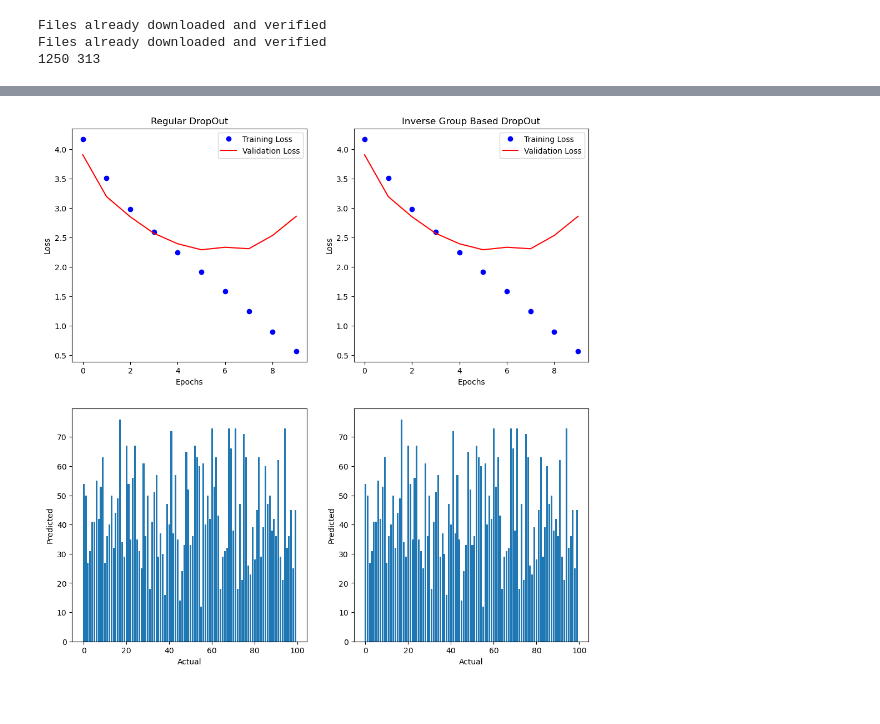
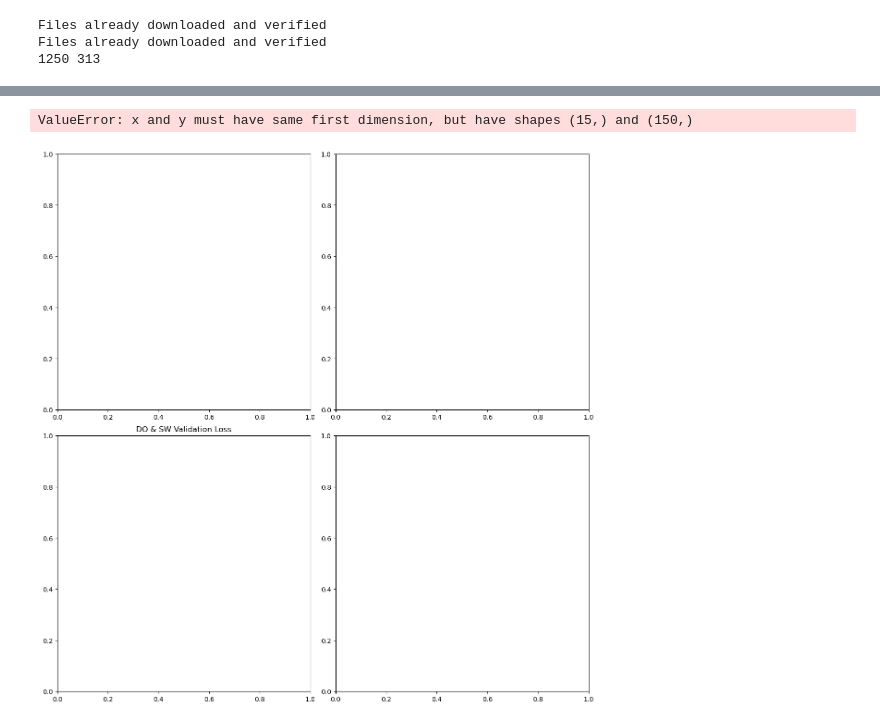
Before and after one commit to Casada94/SectorWiseDropOut, a Jupyter notebook: cifar100-sector-wise.ipynb, the cells around one changed output, grey strips where cells are left out. Cells and saved outputs as stored; diff of their text form; code cells hidden in the pictures.

```diff
--- a/cifar100-sector-wise.ipynb
+++ b/cifar100-sector-wise.ipynb
@@ -195,24 +231,38 @@ class SwNet(nn.Module):
     self.conv3 = nn.Conv2d(128, 256, 3, padding=1)
     self.conv4 = nn.Conv2d(256, 512, 3, padding=1)
     self.pool = nn.MaxPool2d(2, 2)
-    self.dropout1=SWDropOut(group_size=kwargs['group_size'], drop_per_group=kwargs['drop_per_group'])
+    self.dropout=SWDropOut(group_size=kwargs['group_size'], drop_per_group=kwargs['drop_per_group'])
     self.dropoutConv=SWDropOutConv(group_size=kwargs['group_size'], drop_per_group=kwargs['drop_per_group'])
     self.fc1 = nn.Linear(512 * 4 * 4, 1024)
-    self.dropout2=SWDropOut(group_size=kwargs['group_size'], drop_per_group=kwargs['drop_per_group'])
+    # self.dropout2=SWDropOut(group_size=kwargs['group_size'], drop_per_group=kwargs['drop_per_group'])
     self.fc2 = nn.Linear(1024, 512)
-    self.dropout3=SWDropOut(group_size=kwargs['group_size'], drop_per_group=kwargs['drop_per_group'])
+    # self.dropout3=SWDropOut(group_size=kwargs['group_size'], drop_per_group=kwargs['drop_per_group'])
     self.fc3 = nn.Linear(512, 100)  # Output size should match the number of classes in CIFAR-100
 
+  # def forward(self, x):
+  #     x = self.pool(nn.functional.relu(self.conv1(x)))
+  #     x = self.pool(nn.functional.relu(self.conv2(self.dropoutConv(x))))
+  #     x = self.pool(nn.functional.relu(self.conv3(self.dropoutConv(x))))
+  #     x = nn.functional.relu(self.conv4(self.dropoutConv(x)))
+  #     x = x.view(-1, 512 * 4 * 4)
+  #     x = nn.functional.relu(self.fc1(self.dropout(x)))
+  #     x =nn.functional.relu(self.fc2(self.dropout(x)))
+  #     x = self.fc3(self.dropout(x))
+  #     return x
   def forward(self, x):
       x = self.pool(nn.functional.relu(self.conv1(x)))
       x = self.pool(nn.functional.relu(self.conv2(self.dropoutConv(x))))
       x = self.pool(nn.functional.relu(self.conv3(self.dropoutConv(x))))
       x = nn.functional.relu(self.conv4(self.dropoutConv(x)))
       x = x.view(-1, 512 * 4 * 4)
-      x = nn.functional.relu(self.fc1(self.dropout1(x)))
-      x =nn.functional.relu(self.fc2(self.dropout2(x)))
-      x = self.fc3(self.dropout3(x))
+      x = nn.functional.relu(self.fc1(x))
+      x =nn.functional.relu(self.fc2(x))
+      x = self.fc3(x)
       return x
+
+  def update_group_details(self, group_size,drop_per_group):
+      self.dropout=SWDropOut(group_size=group_size, drop_per_group=drop_per_group)
+      self.dropoutConv=SWDropOutConv(group_size=group_size, drop_per_group=drop_per_group)
 # %%
 def train(model,optim,criterion,train_loader):
     train_loss=0
@@ -296,16 +346,22 @@ def train_and_test_dropout(model,training,validation,testing,epochs, model_filen
     train_loss =[]
     val_loss=[]
     valid_loss_min = 100
+    start_time=0
     for i in epochs:
+        # if i == 10:
+        #     model.update_group_details(4,2)
+        # elif i == 20:
+        #     model.update_group_details(4,3)
         print(i)
+        start_time=time.time()
         loss = train(model,optimizer,loss_fn,training)
         valid_loss = validate(model,loss_fn,validation)
-
         if valid_loss < valid_loss_min:
             torch.save(model.state_dict(),model_filename)
 
         train_loss.append(loss)
         val_loss.append(valid_loss)
+        print("duration: ",time.time()-start_time)
 
     y_pred_totals,test_loss = predict(model,loss_fn,testing)
 
@@ -337,8 +436,9 @@ def makeGraphs_2(do_loss, do_val_loss,do_y_hat,sw_loss, sw_val_loss,sw_y_hat,epo
 # %%
-epochs=range(75)
+epochs=range(15)
+torch.set_printoptions(threshold=10_000)
 
-dropout_rate=0.5
-group_size=2
+dropout_rate=0.75
+group_size=4
 drop_per_group=1
 # %%
 #SECTOR-WISE DROPOUT MODEL
@@ -397,5 +493,6 @@ makeGraphs_2(do_t_loss,do_v_loss,do_correct_class_totals,sw_t_loss,sw_v_loss,sw_
 # %%
-#75% dropout
-makeGraphs_2(sw_t_loss,sw_v_loss,sw_correct_class_totals,sw_t_loss,sw_v_loss,sw_correct_class_totals, epochs)
+#50% dropout
+overlayGraphs(do_t_loss,do_v_loss,do_correct_class_totals,sw_t_loss,sw_v_loss,sw_correct_class_totals, epochs)
 # %% [output]
+ValueError: x and y must have same first dimension, but have shapes (15,) and (150,)
-[figure, old version]
+[figure, new version]
```
Also changed, not shown: parts of 11 cells of this notebook, 2 other files.
